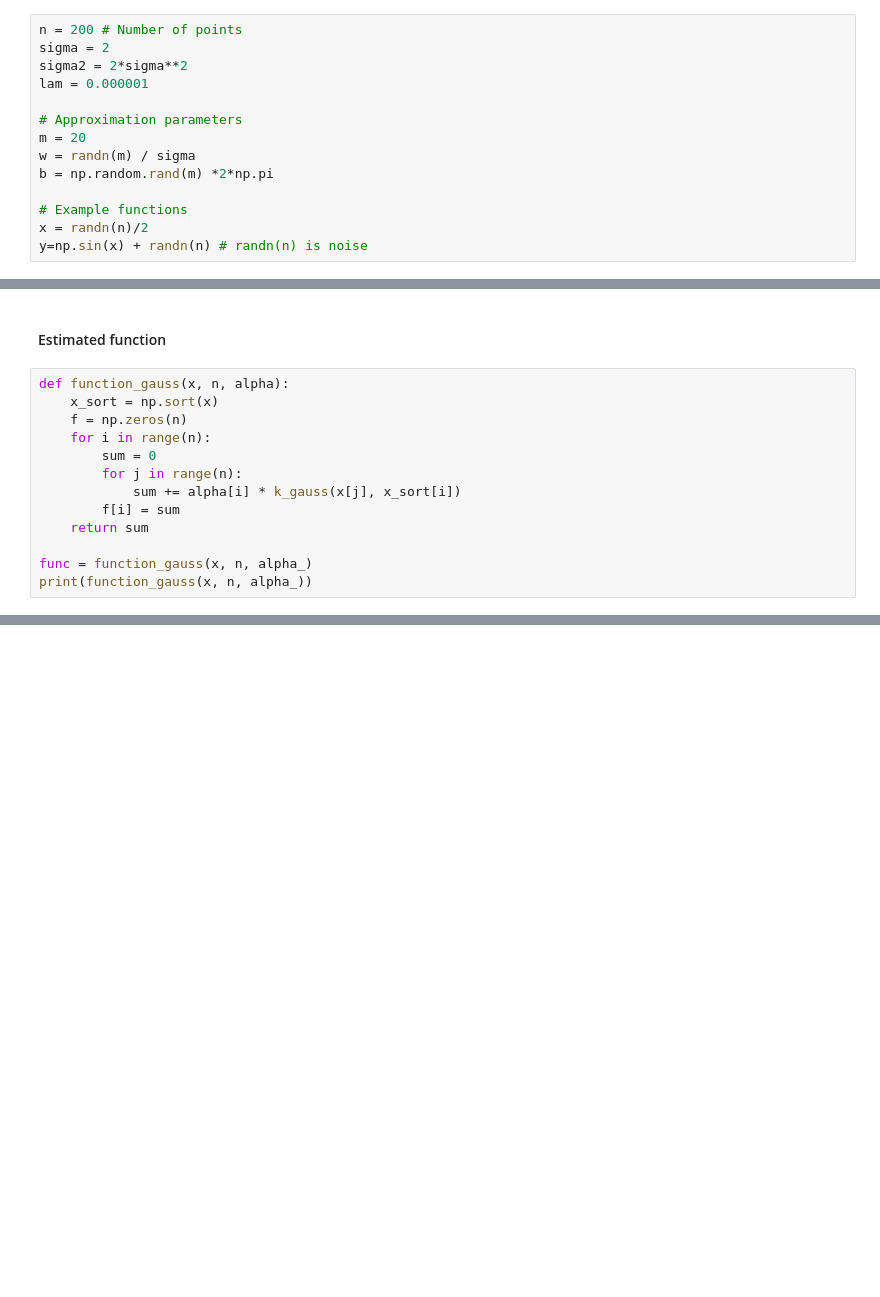
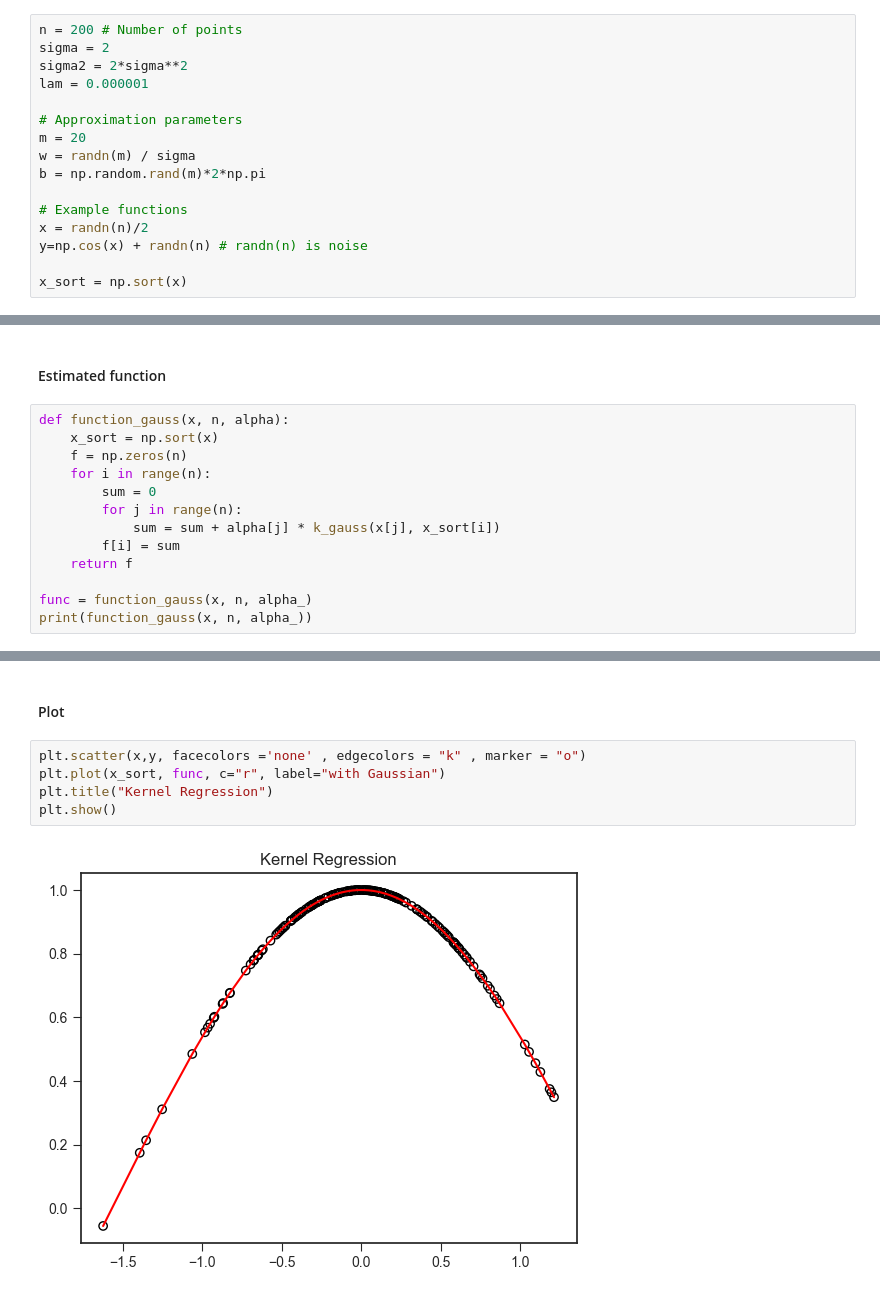
Before and after one commit to helenatp/prosjektoppgaveTPK4560, a Jupyter notebook: src/least_square_regression.ipynb, the cells around one changed output, grey strips where cells are left out. Drawn from its saved outputs; the diff is of its cells as text; blank space fills up the shorter version.

```diff
--- a/src/least_square_regression.ipynb
+++ b/src/least_square_regression.ipynb
@@ -18,11 +18,13 @@ lam = 0.000001
 # Approximation parameters
 m = 20
 w = randn(m) / sigma
-b = np.random.rand(m) *2*np.pi
+b = np.random.rand(m)*2*np.pi
 
 # Example functions
 x = randn(n)/2
-y=np.sin(x) + randn(n) # randn(n) is noise
+y=np.cos(x) + randn(n) # randn(n) is noise
+
+x_sort = np.sort(x)
 # %% [markdown]
 ### Gaussian kernel
 # %%
@@ -56,9 +84,9 @@ def function_gauss(x, n, alpha):
     for i in range(n):
         sum = 0
         for j in range(n):
-            sum += alpha[i] * k_gauss(x[j], x_sort[i])
+            sum = sum + alpha[j] * k_gauss(x[j], x_sort[i])
         f[i] = sum
-    return sum
+    return f
 
 func = function_gauss(x, n, alpha_)
 print(function_gauss(x, n, alpha_))
@@ -64,0 +111,9 @@ print(function_gauss(x, n, alpha_))
+# %% [markdown]
+#### Plot
+# %%
+plt.scatter(x,y, facecolors ='none' , edgecolors = "k" , marker = "o")
+plt.plot(x_sort, func, c="r", label="with Gaussian")
+plt.title("Kernel Regression")
+plt.show()
+# %% [output]
+[figure, added]
```
Also changed, not shown: parts of 6 cells of this notebook, 2 other files.
